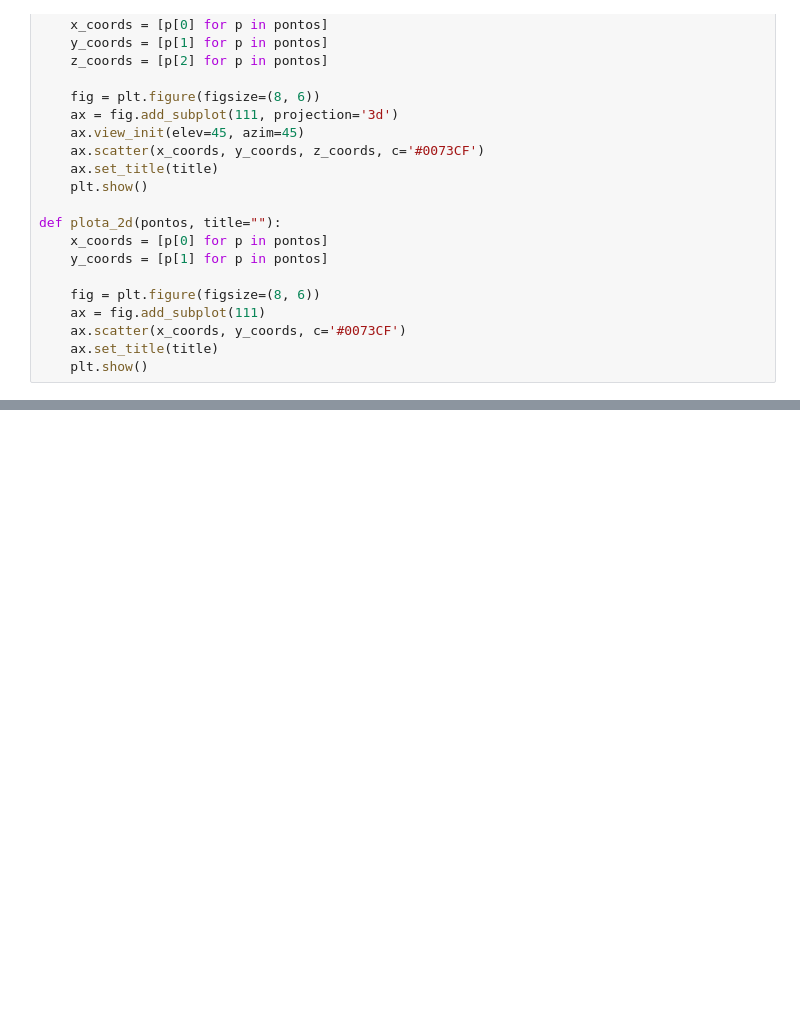
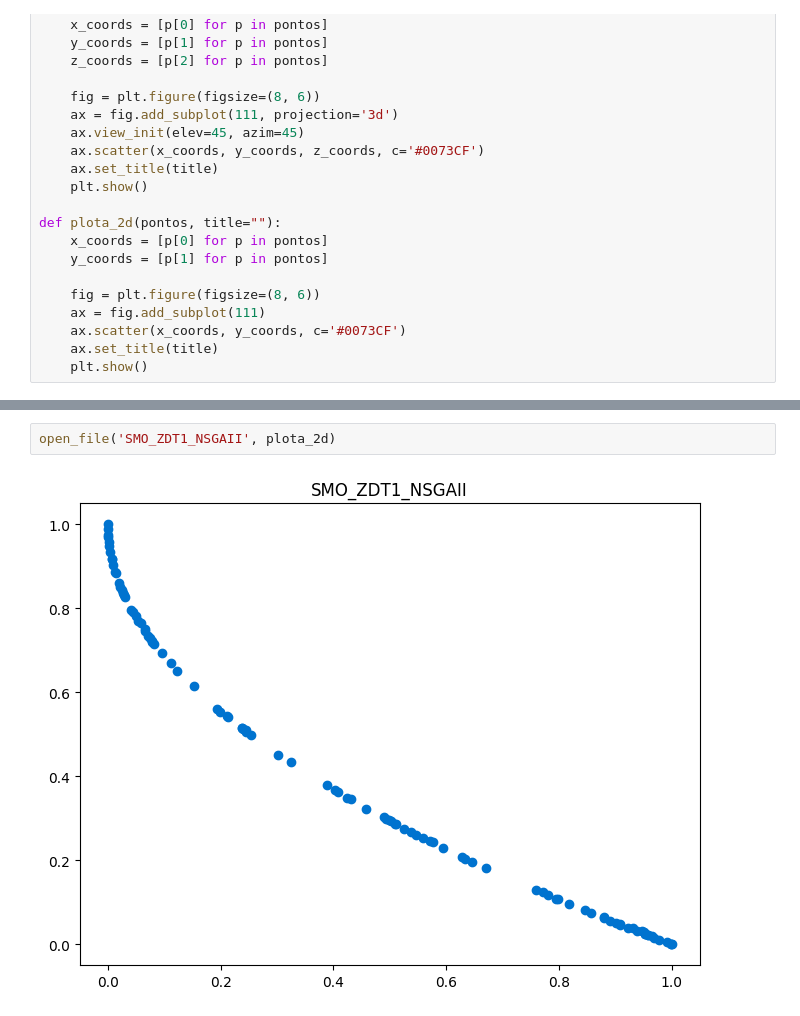
Before and after one commit to DCOMP-UFS/PyManyobjective, a Jupyter notebook: Test.ipynb, the cells around one changed output, grey strips where cells are left out. Cells and saved outputs as stored; diff of their text form; blank space fills up the shorter version.

```diff
--- a/Test.ipynb
+++ b/Test.ipynb
@@ -52 +60,5 @@ open_file('M6_DTLZ1_MRGA', plota_3d)
+# %%
+open_file('SMO_ZDT1_NSGAII', plota_2d)
+# %% [output]
+[figure, added]
 # %%
```
Also changed, not shown: parts of 6 cells of this notebook, 5 other files.
